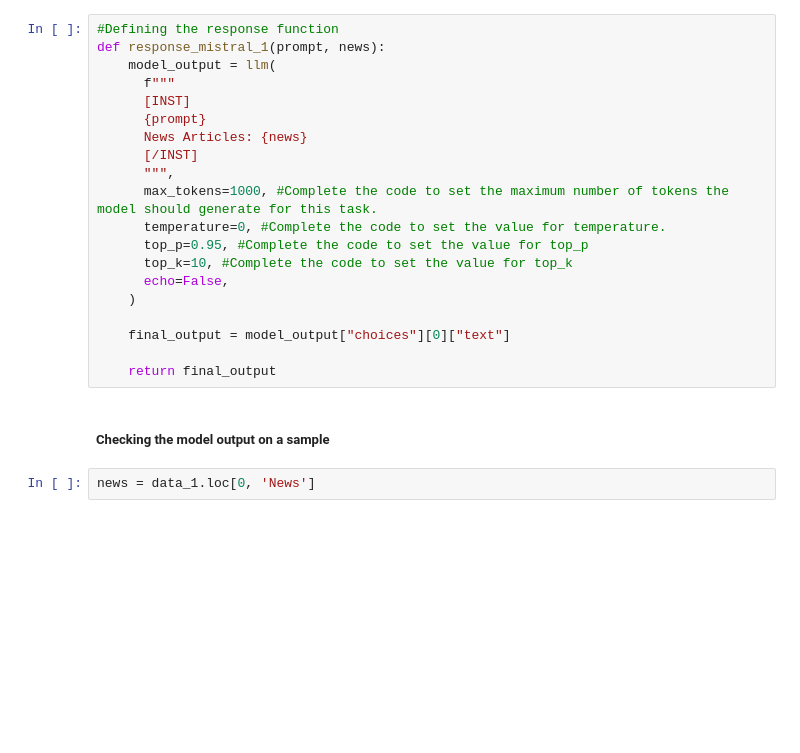
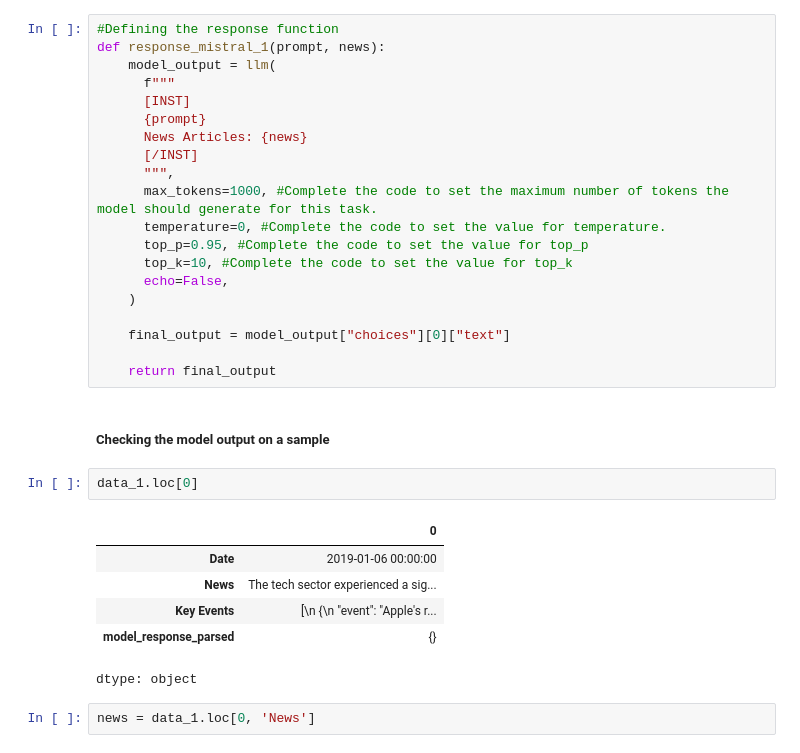
Before and after one commit to ajayvivek/DevOps, a Jupyter notebook: NLP_Project_Low_Code.ipynb, the cells around one changed output. Drawn from its saved outputs; the diff is of its cells as text; blank space fills up the shorter version.

```diff
--- a/NLP_Project_Low_Code.ipynb
+++ b/NLP_Project_Low_Code.ipynb
@@ -1345,6 +1352,15 @@ def response_mistral_1(prompt, news):
     return final_output
 # %% [markdown]
 ##### Checking the model output on a sample
+# %%
+data_1.loc[0]
+# %% [output]
+|  | 0 |
+| Date | 2019-01-06 00:00:00 |
+| News | The tech sector experienced a sig... |
+| Key Events | [\n {\n "event": "Apple's r... |
+| model_response_parsed | {} |
+dtype: object
 # %%
 news = data_1.loc[0, 'News']
 # %%
```
Also changed, not shown: parts of 15 cells of this notebook.
